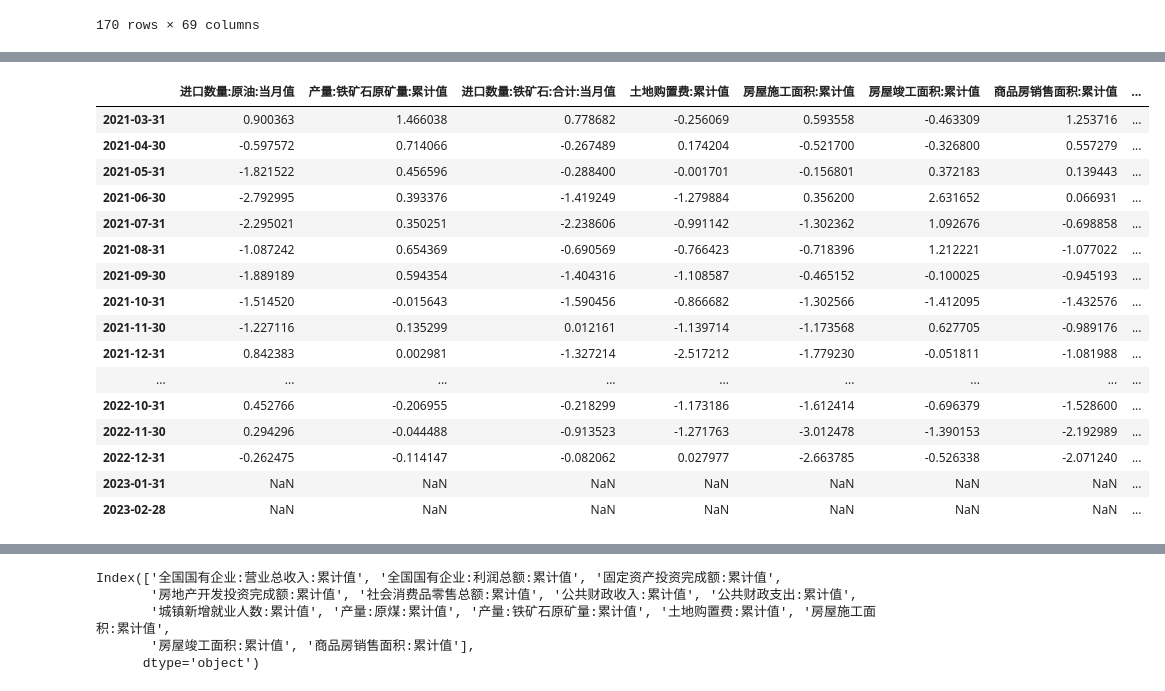
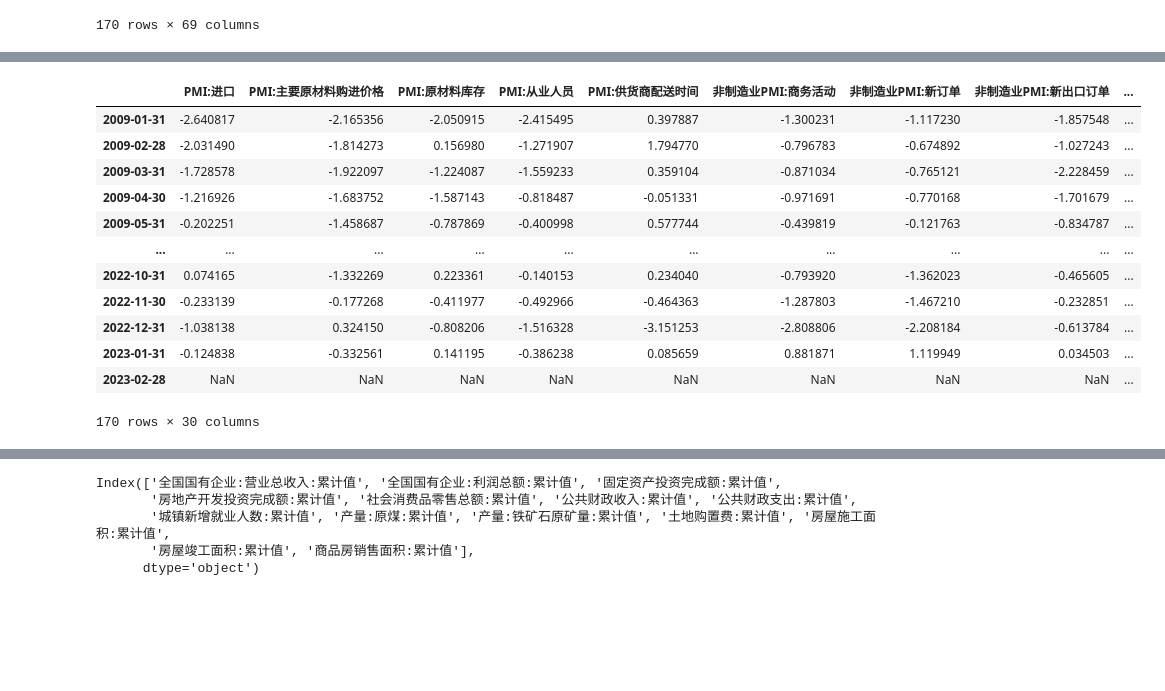
Before and after one commit to CharlesDZhang/China-GDP-Nowcasting, a Jupyter notebook: DFM.ipynb, the cells around one changed output, grey strips where cells are left out. Drawn from its saved outputs; the diff is of its cells as text; code cells hidden in the pictures; blank space fills up the shorter version.

```diff
--- a/DFM.ipynb
+++ b/DFM.ipynb
@@ -210,20 +167,16 @@ a
 # %%
-ALL_MACRO_DATA_M_NORM.iloc[-24:,-10:]
+ALL_MACRO_DATA_M_NORM.iloc[:,-30: ]
 # %% [output]
-|  | 进口数量:原油:当月值 | 产量:铁矿石原矿量:累计值 | 进口数量:铁矿石:合计:当月值 | 土地购置费:累计值 | 房屋施工面积:累计值 | 房屋竣工面积:累计值 | 商品房销售面积:累计值 | ... |
-| 2021-03-31 | 0.900363 | 1.466038 | 0.778682 | -0.256069 | 0.593558 | -0.463309 | 1.253716 | ... |
-| 2021-04-30 | -0.597572 | 0.714066 | -0.267489 | 0.174204 | -0.521700 | -0.326800 | 0.557279 | ... |
-| 2021-05-31 | -1.821522 | 0.456596 | -0.288400 | -0.001701 | -0.156801 | 0.372183 | 0.139443 | ... |
-| 2021-06-30 | -2.792995 | 0.393376 | -1.419249 | -1.279884 | 0.356200 | 2.631652 | 0.066931 | ... |
-| 2021-07-31 | -2.295021 | 0.350251 | -2.238606 | -0.991142 | -1.302362 | 1.092676 | -0.698858 | ... |
-| 2021-08-31 | -1.087242 | 0.654369 | -0.690569 | -0.766423 | -0.718396 | 1.212221 | -1.077022 | ... |
-| 2021-09-30 | -1.889189 | 0.594354 | -1.404316 | -1.108587 | -0.465152 | -0.100025 | -0.945193 | ... |
-| 2021-10-31 | -1.514520 | -0.015643 | -1.590456 | -0.866682 | -1.302566 | -1.412095 | -1.432576 | ... |
-| 2021-11-30 | -1.227116 | 0.135299 | 0.012161 | -1.139714 | -1.173568 | 0.627705 | -0.989176 | ... |
-| 2021-12-31 | 0.842383 | 0.002981 | -1.327214 | -2.517212 | -1.779230 | -0.051811 | -1.081988 | ... |
-| ... | ... | ... | ... | ... | ... | ... | ... | ... |
-| 2022-10-31 | 0.452766 | -0.206955 | -0.218299 | -1.173186 | -1.612414 | -0.696379 | -1.528600 | ... |
-| 2022-11-30 | 0.294296 | -0.044488 | -0.913523 | -1.271763 | -3.012478 | -1.390153 | -2.192989 | ... |
-| 2022-12-31 | -0.262475 | -0.114147 | -0.082062 | 0.027977 | -2.663785 | -0.526338 | -2.071240 | ... |
-| 2023-01-31 | NaN | NaN | NaN | NaN | NaN | NaN | NaN | ... |
-| 2023-02-28 | NaN | NaN | NaN | NaN | NaN | NaN | NaN | ... |
+|  | PMI:进口 | PMI:主要原材料购进价格 | PMI:原材料库存 | PMI:从业人员 | PMI:供货商配送时间 | 非制造业PMI:商务活动 | 非制造业PMI:新订单 | 非制造业PMI:新出口订单 | ... |
+| 2009-01-31 | -2.640817 | -2.165356 | -2.050915 | -2.415495 | 0.397887 | -1.300231 | -1.117230 | -1.857548 | ... |
+| 2009-02-28 | -2.031490 | -1.814273 | 0.156980 | -1.271907 | 1.794770 | -0.796783 | -0.674892 | -1.027243 | ... |
+| 2009-03-31 | -1.728578 | -1.922097 | -1.224087 | -1.559233 | 0.359104 | -0.871034 | -0.765121 | -2.228459 | ... |
+| 2009-04-30 | -1.216926 | -1.683752 | -1.587143 | -0.818487 | -0.051331 | -0.971691 | -0.770168 | -1.701679 | ... |
+| 2009-05-31 | -0.202251 | -1.458687 | -0.787869 | -0.400998 | 0.577744 | -0.439819 | -0.121763 | -0.834787 | ... |
+| ... | ... | ... | ... | ... | ... | ... | ... | ... | ... |
+| 2022-10-31 | 0.074165 | -1.332269 | 0.223361 | -0.140153 | 0.234040 | -0.793920 | -1.362023 | -0.465605 | ... |
+| 2022-11-30 | -0.233139 | -0.177268 | -0.411977 | -0.492966 | -0.464363 | -1.287803 | -1.467210 | -0.232851 | ... |
+| 2022-12-31 | -1.038138 | 0.324150 | -0.808206 | -1.516328 | -3.151253 | -2.808806 | -2.208184 | -0.613784 | ... |
+| 2023-01-31 | -0.124838 | -0.332561 | 0.141195 | -0.386238 | 0.085659 | 0.881871 | 1.119949 | 0.034503 | ... |
+| 2023-02-28 | NaN | NaN | NaN | NaN | NaN | NaN | NaN | NaN | ... |
+170 rows × 30 columns
```
Also changed, not shown: parts of 20 cells of this notebook, 1 other file.
